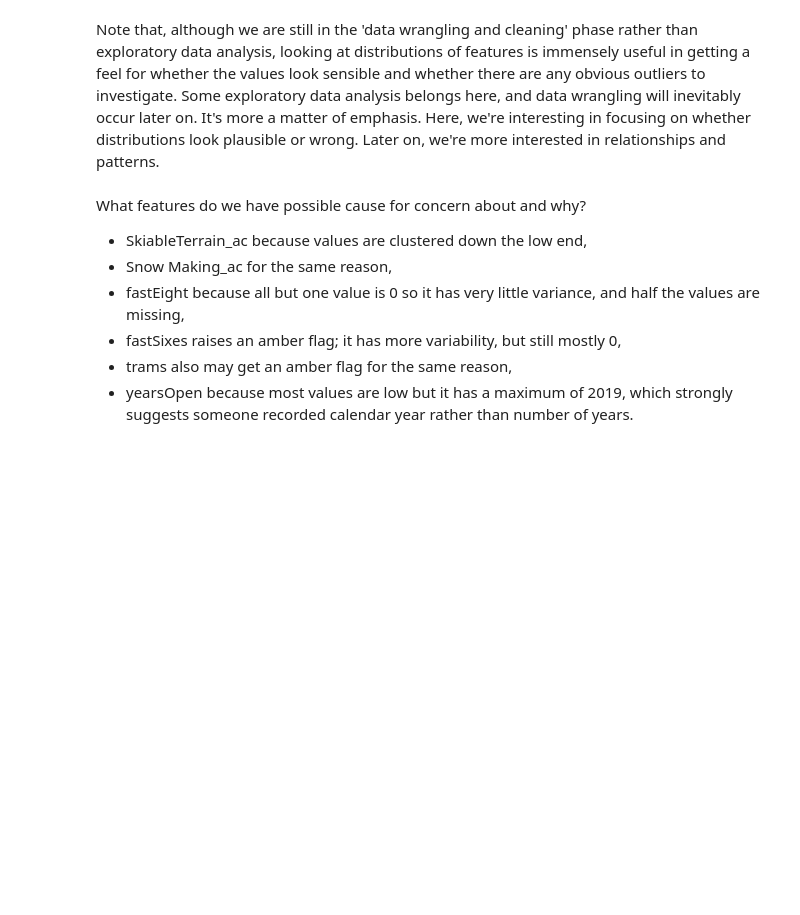
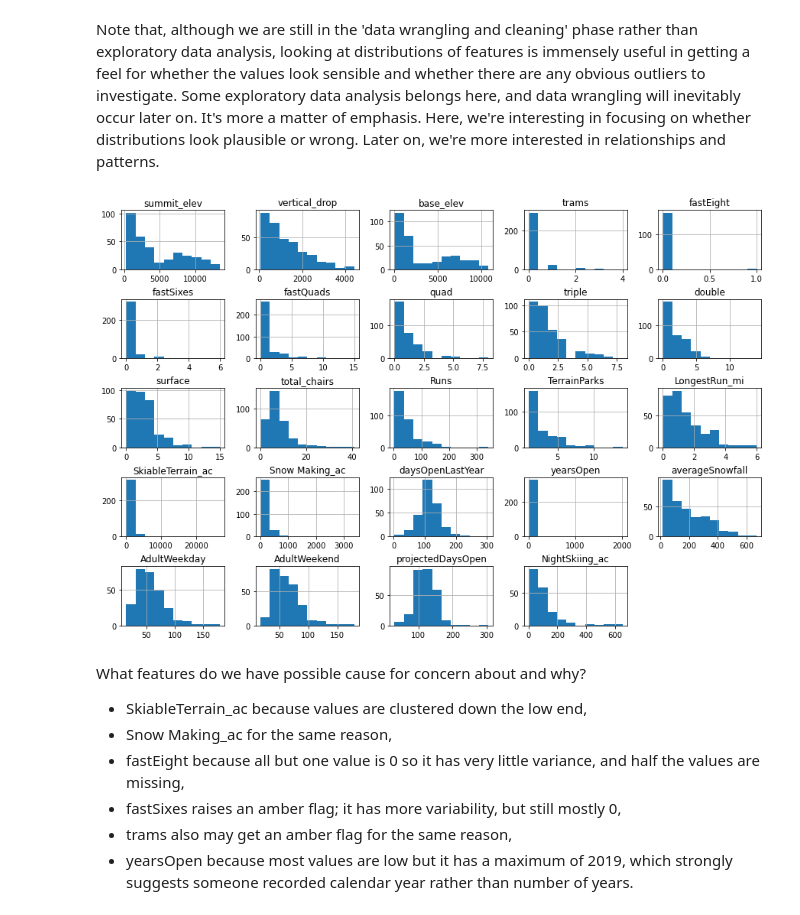
Before and after one commit to AaronCarney/DataScienceGuidedCapstone, a Jupyter notebook: Notebooks/02_data_wrangling.ipynb, the cells around one changed output. Cells and saved outputs as stored; diff of their text form; code cells hidden in the pictures; blank space fills up the shorter version.

```diff
--- a/Notebooks/02_data_wrangling.ipynb
+++ b/Notebooks/02_data_wrangling.ipynb
@@ -479,12 +512,14 @@ Note that, although we are still in the 'data wrangling and cleaning' phase rath
 # %%
 #Code task 18#
 #Call ski_data's `hist` method to plot histograms of each of the numeric features
 #Try passing it an argument figsize=(15,10)
-#Try calling plt.subplots_adjust() with an argument hspace=0.5 to adjust the spacing
+#Try calling plt.subplots_adjust() with an argument hspace=1 to adjust the spacing
 #It's important you create legible and easy-to-read plots
-ski_data.___(___)
-#plt.subplots_adjust(hspace=___);
+ski_data.hist(figsize=(15,10))
+plt.subplots_adjust(hspace=0.50);
 #Hint: notice how the terminating ';' "swallows" some messy output and leads to a tidier notebook
+# %% [output]
+[figure, added]
 # %% [markdown]
 What features do we have possible cause for concern about and why?
 
```
Also changed, not shown: parts of 6 cells of this notebook.
